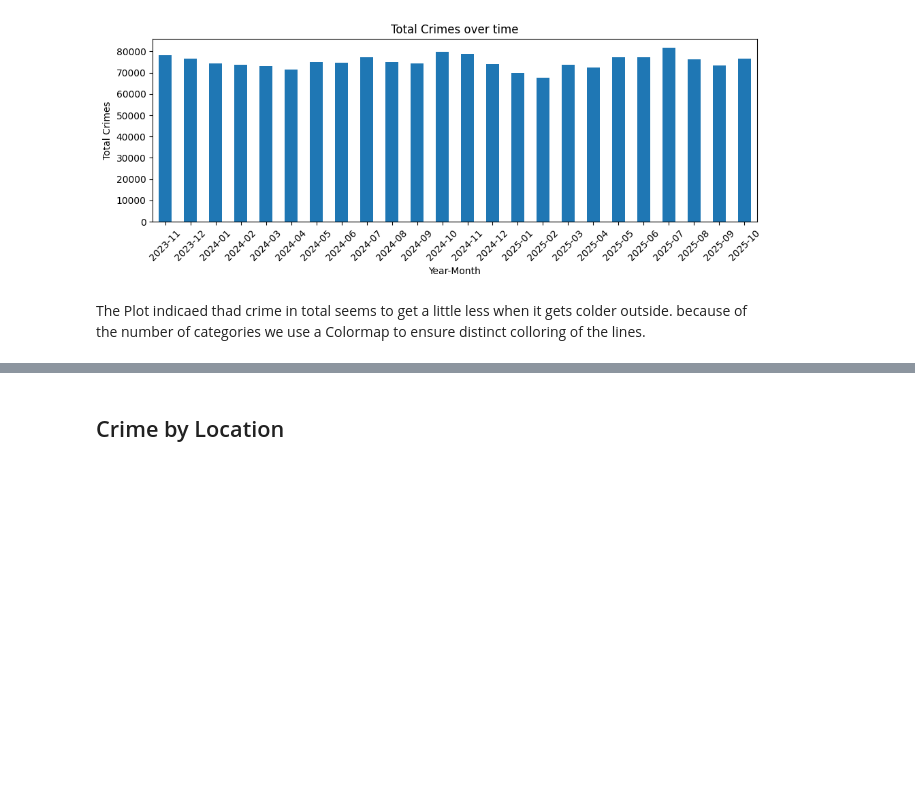
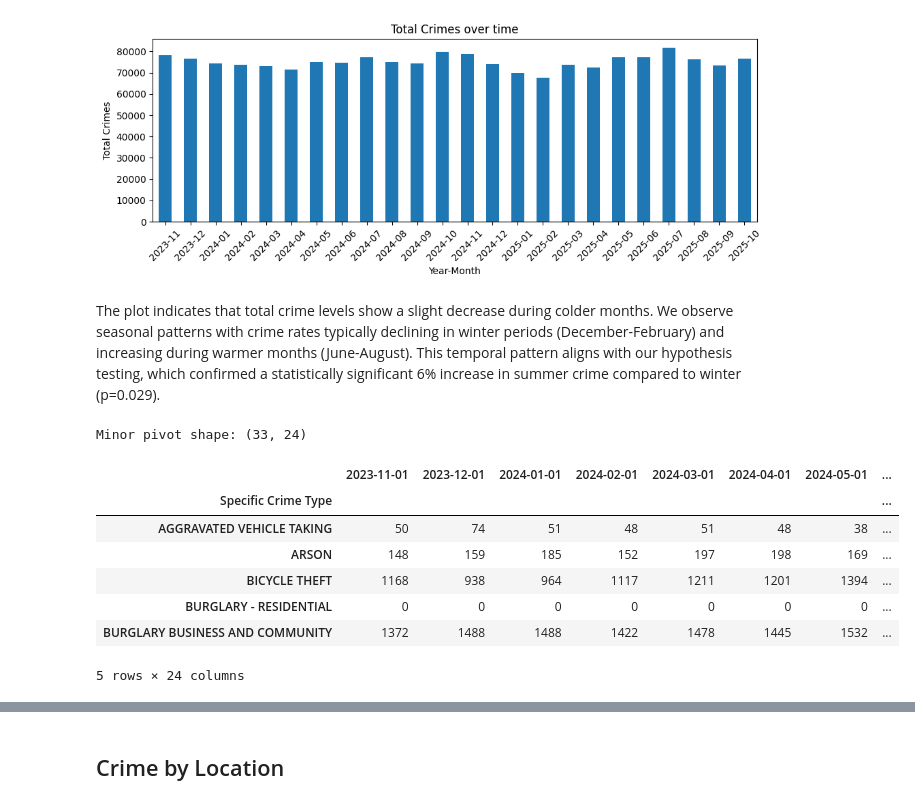
Before and after one commit to MaximilianKlein92/London-Crime, a Jupyter notebook: jupyter_notebooks/ETL.ipynb, the cells around one changed output, grey strips where cells are left out. Drawn from its saved outputs; the diff is of its cells as text; code cells hidden in the pictures; blank space fills up the shorter version.

```diff
--- a/jupyter_notebooks/ETL.ipynb
+++ b/jupyter_notebooks/ETL.ipynb
@@ -243,8 +215,28 @@ plt.tight_layout()
 plt.show()
 # %% [output]
 [figure]
-# %% [markdown]
-The Plot indicaed thad crime in total seems to get a little less when it gets colder outside. because of the number of categories we use a Colormap to ensure distinct colloring of the lines.
+# %% [markdown]
+The plot indicates that total crime levels show a slight decrease during colder months. We observe seasonal patterns with crime rates typically declining in winter periods (December-February) and increasing during warmer months (June-August). This temporal pattern aligns with our hypothesis testing, which confirmed a statistically significant 6% increase in summer crime compared to winter (p=0.029).
+# %%
+# Create pivot table for specific crime types (minor categories)
+minor_pivot = df.pivot_table(
+    index='Specific Crime Type',
+    values=[col for col in df.columns if isinstance(col, pd.Timestamp)],
+    aggfunc='sum'
+)
+
+print(f"Minor pivot shape: {minor_pivot.shape}")
+minor_pivot.head()
+# %% [output]
+Minor pivot shape: (33, 24)
+|  | 2023-11-01 | 2023-12-01 | 2024-01-01 | 2024-02-01 | 2024-03-01 | 2024-04-01 | 2024-05-01 | ... |
+| Specific Crime Type |  |  |  |  |  |  |  | ... |
+| AGGRAVATED VEHICLE TAKING | 50 | 74 | 51 | 48 | 51 | 48 | 38 | ... |
+| ARSON | 148 | 159 | 185 | 152 | 197 | 198 | 169 | ... |
+| BICYCLE THEFT | 1168 | 938 | 964 | 1117 | 1211 | 1201 | 1394 | ... |
+| BURGLARY - RESIDENTIAL | 0 | 0 | 0 | 0 | 0 | 0 | 0 | ... |
+| BURGLARY BUSINESS AND COMMUNITY | 1372 | 1488 | 1488 | 1422 | 1478 | 1445 | 1532 | ... |
+5 rows × 24 columns
 # %%
 # use a colormap with many distinct colors (tab20) and map it to the number of series
 n = minor_pivot.shape[0]
```
Also changed, not shown: parts of 15 cells of this notebook.
